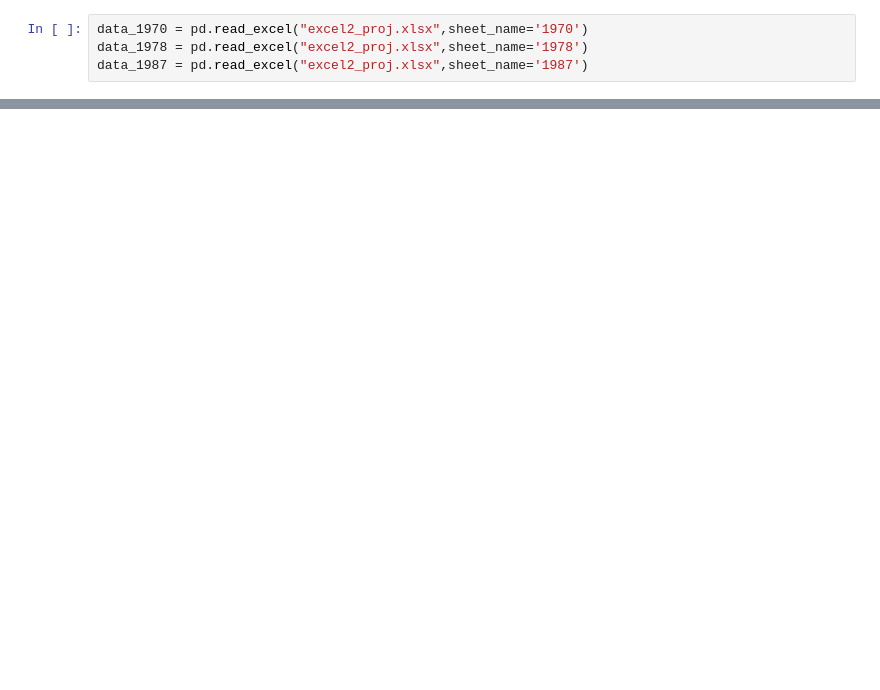
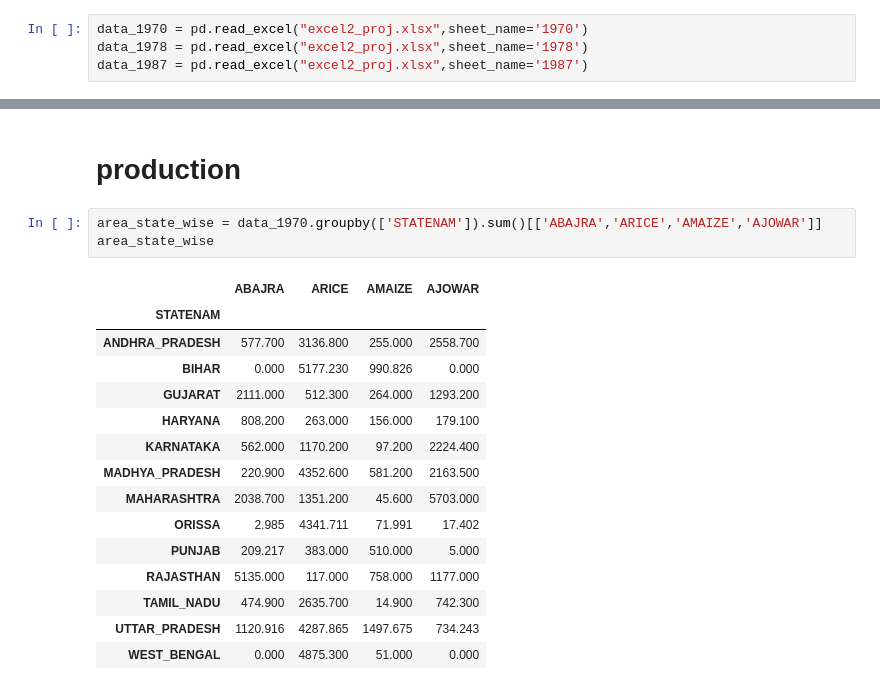
Before and after one commit to Vikram1511/Econometric_project-, a Jupyter notebook: Untitled.ipynb, the cells around one changed output, grey strips where cells are left out. Drawn from its saved outputs; the diff is of its cells as text; blank space fills up the shorter version.

```diff
--- a/Untitled.ipynb
+++ b/Untitled.ipynb
@@ -19,0 +36,21 @@ data_1970.columns
+# %% [markdown]
+# production
+# %%
+area_state_wise = data_1970.groupby(['STATENAM']).sum()[['ABAJRA','ARICE','AMAIZE','AJOWAR']]
+area_state_wise
+# %% [output]
+|  | ABAJRA | ARICE | AMAIZE | AJOWAR |
+| STATENAM |  |  |  |  |
+| ANDHRA_PRADESH | 577.700 | 3136.800 | 255.000 | 2558.700 |
+| BIHAR | 0.000 | 5177.230 | 990.826 | 0.000 |
+| GUJARAT | 2111.000 | 512.300 | 264.000 | 1293.200 |
+| HARYANA | 808.200 | 263.000 | 156.000 | 179.100 |
+| KARNATAKA | 562.000 | 1170.200 | 97.200 | 2224.400 |
+| MADHYA_PRADESH | 220.900 | 4352.600 | 581.200 | 2163.500 |
+| MAHARASHTRA | 2038.700 | 1351.200 | 45.600 | 5703.000 |
+| ORISSA | 2.985 | 4341.711 | 71.991 | 17.402 |
+| PUNJAB | 209.217 | 383.000 | 510.000 | 5.000 |
+| RAJASTHAN | 5135.000 | 117.000 | 758.000 | 1177.000 |
+| TAMIL_NADU | 474.900 | 2635.700 | 14.900 | 742.300 |
+| UTTAR_PRADESH | 1120.916 | 4287.865 | 1497.675 | 734.243 |
+| WEST_BENGAL | 0.000 | 4875.300 | 51.000 | 0.000 |
```
Also changed, not shown: parts of 13 cells of this notebook, 5 other files.
